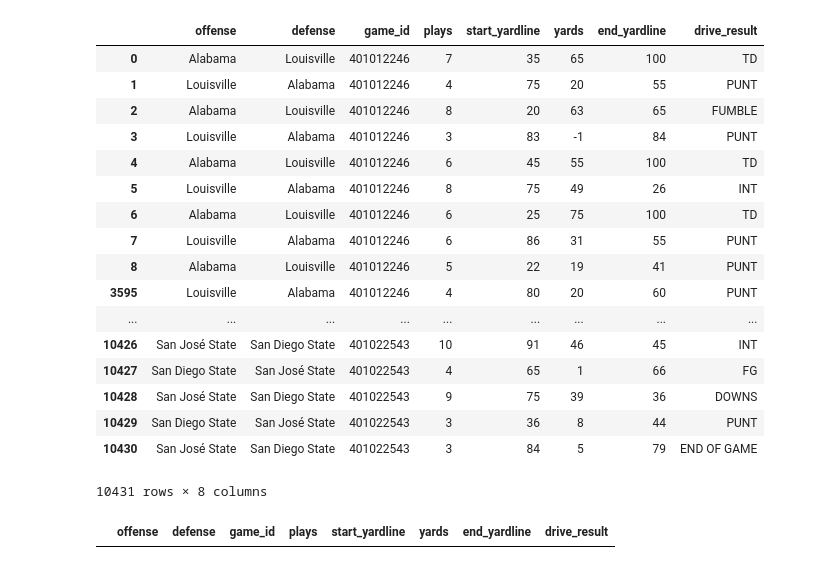
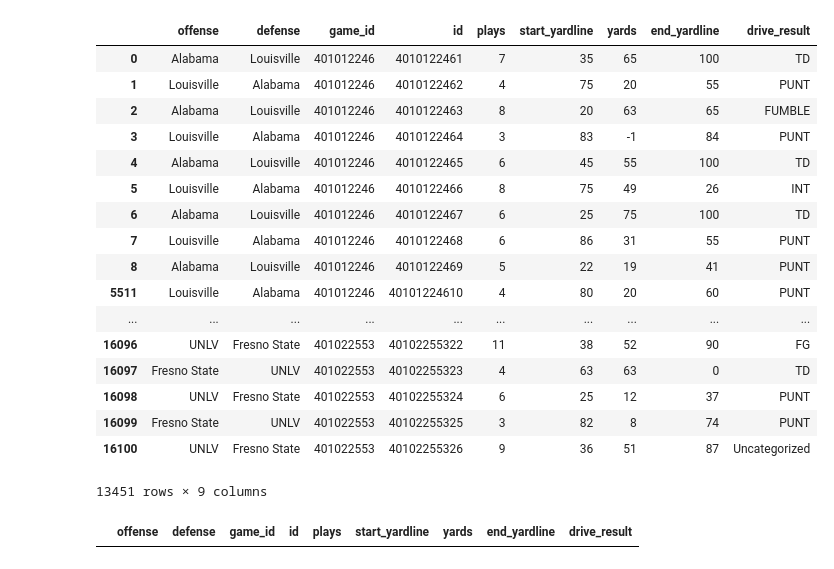
Before and after one commit to zaneddennis/CFB-Analytics, a Jupyter notebook: AverageDrives.ipynb, the cells around one changed output. Drawn from its saved outputs; the diff is of its cells as text; code cells hidden in the pictures.

```diff
--- a/AverageDrives.ipynb
+++ b/AverageDrives.ipynb
@@ -3,6 +3,16 @@ import pandas as pd
 import numpy as np
 
 df = pd.read_json("Data/alldrives2018.json")
+allteams_df = pd.read_json("Data/allteams.json")
+fbsteams_df = allteams_df[allteams_df.conference.notna()]
+fbsTeams = list(fbsteams_df.school)
+
+df["fbsonly"] = "no"
+for index, row in df.iterrows():
+    if row["defense"] in fbsTeams and row["offense"] in fbsTeams:
+        df.at[index, "fbsonly"] = "yes"
+
+df = df[df.fbsonly == "yes"]
 df = df.sort_values(by=["game_id", "start_period"])
 df
 # %% [output]
@@ -27,29 +37,29 @@ df
 # %%
-df = df[["offense", "defense", "game_id", "plays", "start_yardline", "yards", "end_yardline", "drive_result"]]
+df = df[["offense", "defense", "game_id", "id", "plays", "start_yardline", "yards", "end_yardline", "drive_result"]]
 df
 # %% [output]
-|  | offense | defense | game_id | plays | start_yardline | yards | end_yardline | drive_result |
-| 0 | Alabama | Louisville | 401012246 | 7 | 35 | 65 | 100 | TD |
-| 1 | Louisville | Alabama | 401012246 | 4 | 75 | 20 | 55 | PUNT |
-| 2 | Alabama | Louisville | 401012246 | 8 | 20 | 63 | 65 | FUMBLE |
-| 3 | Louisville | Alabama | 401012246 | 3 | 83 | -1 | 84 | PUNT |
-| 4 | Alabama | Louisville | 401012246 | 6 | 45 | 55 | 100 | TD |
-| 5 | Louisville | Alabama | 401012246 | 8 | 75 | 49 | 26 | INT |
-| 6 | Alabama | Louisville | 401012246 | 6 | 25 | 75 | 100 | TD |
-| 7 | Louisville | Alabama | 401012246 | 6 | 86 | 31 | 55 | PUNT |
-| 8 | Alabama | Louisville | 401012246 | 5 | 22 | 19 | 41 | PUNT |
-| 3595 | Louisville | Alabama | 401012246 | 4 | 80 | 20 | 60 | PUNT |
-| ... | ... | ... | ... | ... | ... | ... | ... | ... |
-| 10426 | San José State | San Diego State | 401022543 | 10 | 91 | 46 | 45 | INT |
-| 10427 | San Diego State | San José State | 401022543 | 4 | 65 | 1 | 66 | FG |
-| 10428 | San José State | San Diego State | 401022543 | 9 | 75 | 39 | 36 | DOWNS |
-| 10429 | San Diego State | San José State | 401022543 | 3 | 36 | 8 | 44 | PUNT |
-| 10430 | San José State | San Diego State | 401022543 | 3 | 84 | 5 | 79 | END OF GAME |
+|  | offense | defense | game_id | id | plays | start_yardline | yards | end_yardline | drive_result |
+| 0 | Alabama | Louisville | 401012246 | 4010122461 | 7 | 35 | 65 | 100 | TD |
+| 1 | Louisville | Alabama | 401012246 | 4010122462 | 4 | 75 | 20 | 55 | PUNT |
+| 2 | Alabama | Louisville | 401012246 | 4010122463 | 8 | 20 | 63 | 65 | FUMBLE |
+| 3 | Louisville | Alabama | 401012246 | 4010122464 | 3 | 83 | -1 | 84 | PUNT |
+| 4 | Alabama | Louisville | 401012246 | 4010122465 | 6 | 45 | 55 | 100 | TD |
+| 5 | Louisville | Alabama | 401012246 | 4010122466 | 8 | 75 | 49 | 26 | INT |
+| 6 | Alabama | Louisville | 401012246 | 4010122467 | 6 | 25 | 75 | 100 | TD |
+| 7 | Louisville | Alabama | 401012246 | 4010122468 | 6 | 86 | 31 | 55 | PUNT |
+| 8 | Alabama | Louisville | 401012246 | 4010122469 | 5 | 22 | 19 | 41 | PUNT |
+| 5511 | Louisville | Alabama | 401012246 | 40101224610 | 4 | 80 | 20 | 60 | PUNT |
+| ... | ... | ... | ... | ... | ... | ... | ... | ... | ... |
+| 16096 | UNLV | Fresno State | 401022553 | 40102255322 | 11 | 38 | 52 | 90 | FG |
+| 16097 | Fresno State | UNLV | 401022553 | 40102255323 | 4 | 63 | 63 | 0 | TD |
+| 16098 | UNLV | Fresno State | 401022553 | 40102255324 | 6 | 25 | 12 | 37 | PUNT |
+| 16099 | Fresno State | UNLV | 401022553 | 40102255325 | 3 | 82 | 8 | 74 | PUNT |
+| 16100 | UNLV | Fresno State | 401022553 | 40102255326 | 9 | 36 | 51 | 87 | Uncategorized |
-10431 rows × 8 columns
+13451 rows × 9 columns
 # %%
 # fix bad data
 df = df[df.game_id != 401013346] # Ohio State vs Tulane
-df = df.drop(index=[1121]) # completely wrong drive in Indiana vs Iowa
+df = df[df.id != 4010128564] # completely wrong drive in Indiana vs Iowa
 
 possibleResults = ["TD", "FG", "PUNT", "DOWNS", "INT", "FUMBLE", "END OF HALF", "END OF GAME", "MISSED FG", "INT TD", "FUMBLE TD", "PUNT TD", "SF", "FUMBLE RETURN TD", "PUNT RETURN TD", "MISSED FG TD", "Uncategorized", "KICKOFF", "END OF 4TH QUARTER"]
 
@@ -60,7 +70,7 @@ for r in possibleResults:
 
 r_df
 # %% [output]
-|  | offense | defense | game_id | plays | start_yardline | yards | end_yardline | drive_result |
+|  | offense | defense | game_id | id | plays | start_yardline | yards | end_yardline | drive_result |
 # %%
 # remove unwanted rows
 df = df[(df.drive_result != "Uncategorized") & (df.drive_result != "END OF HALF") & (df.drive_result != "END OF GAME") & (df.drive_result != "KICKOFF")]
```
Also changed, not shown: parts of 8 cells of this notebook, 17 other files.
